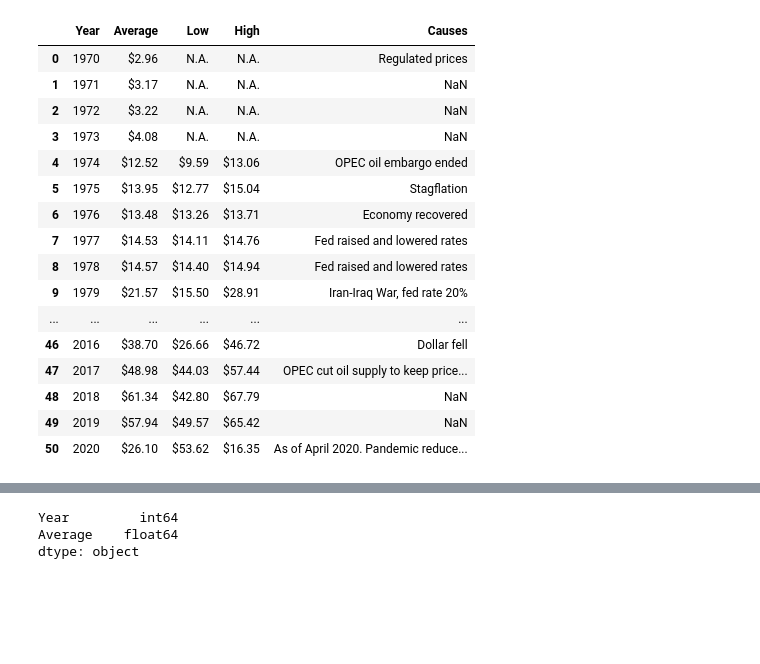
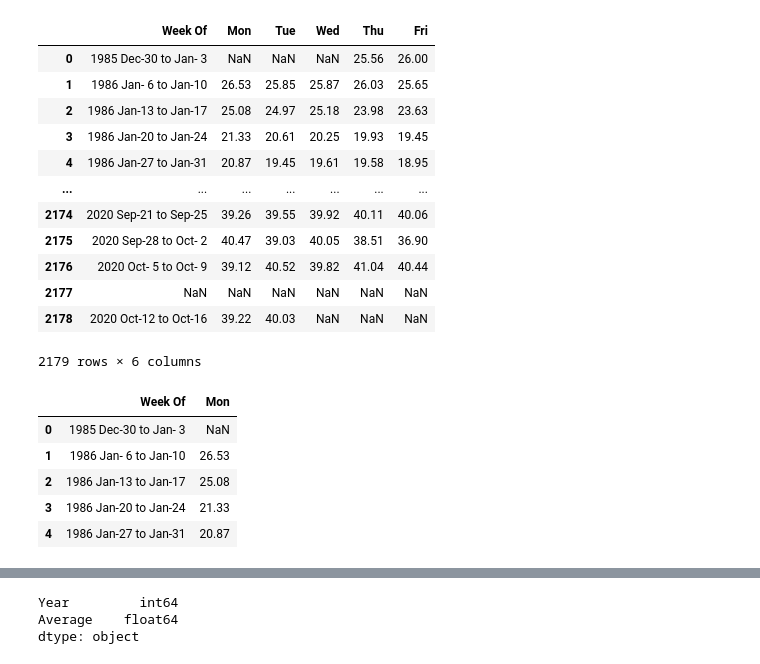
Before and after one commit to Ayomi-tech/Silver-Price-and-Oil-Price-interaction, a Jupyter notebook: New oil price code.ipynb, the cells around one changed output, grey strips where cells are left out. Saved outputs shown, nothing was run; the diff lists cells and outputs as text; code cells hidden in the pictures; blank space fills up the shorter version.

```diff
--- a/New oil price code.ipynb
+++ b/New oil price code.ipynb
@@ -13,32 +11,38 @@ url2= 'https://www.thebalance.com/oil-price-history-3306200'
+# %%
+url= 'https://www.eia.gov/dnav/pet/hist/rwtcD.htm'
 # %%
 #We use the read_html method of the Pandas library to read the HTML tables.this will return a list of df.
 #skiprows skip anyrow we wish, here we set it to 0 because we need all of it(we dont need it here).
 #header makes the heads of the columns
 # we need to add [0] if need to select first item of returened list, because read_html return list of DataFrames:
 
 
-df_list = pd.read_html(url2, header=0)[0]
-df_list
+df_1 = pd.read_html(url, header=0)[5]
+df_1
 # %% [output]
-|  | Year | Average | Low | High | Causes |
-| 0 | 1970 | $2.96 | N.A. | N.A. | Regulated prices |
-| 1 | 1971 | $3.17 | N.A. | N.A. | NaN |
-| 2 | 1972 | $3.22 | N.A. | N.A. | NaN |
-| 3 | 1973 | $4.08 | N.A. | N.A. | NaN |
-| 4 | 1974 | $12.52 | $9.59 | $13.06 | OPEC oil embargo ended |
-| 5 | 1975 | $13.95 | $12.77 | $15.04 | Stagflation |
-| 6 | 1976 | $13.48 | $13.26 | $13.71 | Economy recovered |
-| 7 | 1977 | $14.53 | $14.11 | $14.76 | Fed raised and lowered rates |
-| 8 | 1978 | $14.57 | $14.40 | $14.94 | Fed raised and lowered rates |
-| 9 | 1979 | $21.57 | $15.50 | $28.91 | Iran-Iraq War, fed rate 20% |
-| ... | ... | ... | ... | ... | ... |
-| 46 | 2016 | $38.70 | $26.66 | $46.72 | Dollar fell |
-| 47 | 2017 | $48.98 | $44.03 | $57.44 | OPEC cut oil supply to keep price... |
-| 48 | 2018 | $61.34 | $42.80 | $67.79 | NaN |
-| 49 | 2019 | $57.94 | $49.57 | $65.42 | NaN |
-| 50 | 2020 | $26.10 | $53.62 | $16.35 | As of April 2020. Pandemic reduce... |
+|  | Week Of | Mon | Tue | Wed | Thu | Fri |
+| 0 | 1985 Dec-30 to Jan- 3 | NaN | NaN | NaN | 25.56 | 26.00 |
+| 1 | 1986 Jan- 6 to Jan-10 | 26.53 | 25.85 | 25.87 | 26.03 | 25.65 |
+| 2 | 1986 Jan-13 to Jan-17 | 25.08 | 24.97 | 25.18 | 23.98 | 23.63 |
+| 3 | 1986 Jan-20 to Jan-24 | 21.33 | 20.61 | 20.25 | 19.93 | 19.45 |
+| 4 | 1986 Jan-27 to Jan-31 | 20.87 | 19.45 | 19.61 | 19.58 | 18.95 |
+| ... | ... | ... | ... | ... | ... | ... |
+| 2174 | 2020 Sep-21 to Sep-25 | 39.26 | 39.55 | 39.92 | 40.11 | 40.06 |
+| 2175 | 2020 Sep-28 to Oct- 2 | 40.47 | 39.03 | 40.05 | 38.51 | 36.90 |
+| 2176 | 2020 Oct- 5 to Oct- 9 | 39.12 | 40.52 | 39.82 | 41.04 | 40.44 |
+| 2177 | NaN | NaN | NaN | NaN | NaN | NaN |
+| 2178 | 2020 Oct-12 to Oct-16 | 39.22 | 40.03 | NaN | NaN | NaN |
+2179 rows × 6 columns
 # %%
 # to drop column:
-df = df_list.drop(['Causes'], axis=1)
+df = df_1.drop(['Tue', 'Wed', 'Thu', 'Fri'], axis=1)
+df.head()
+# %% [output]
+|  | Week Of | Mon |
+| 0 | 1985 Dec-30 to Jan- 3 | NaN |
+| 1 | 1986 Jan- 6 to Jan-10 | 26.53 |
+| 2 | 1986 Jan-13 to Jan-17 | 25.08 |
+| 3 | 1986 Jan-20 to Jan-24 | 21.33 |
+| 4 | 1986 Jan-27 to Jan-31 | 20.87 |
 # %%
 #to drop rows:
```
Also changed, not shown: parts of 18 cells of this notebook, 1 other file.
